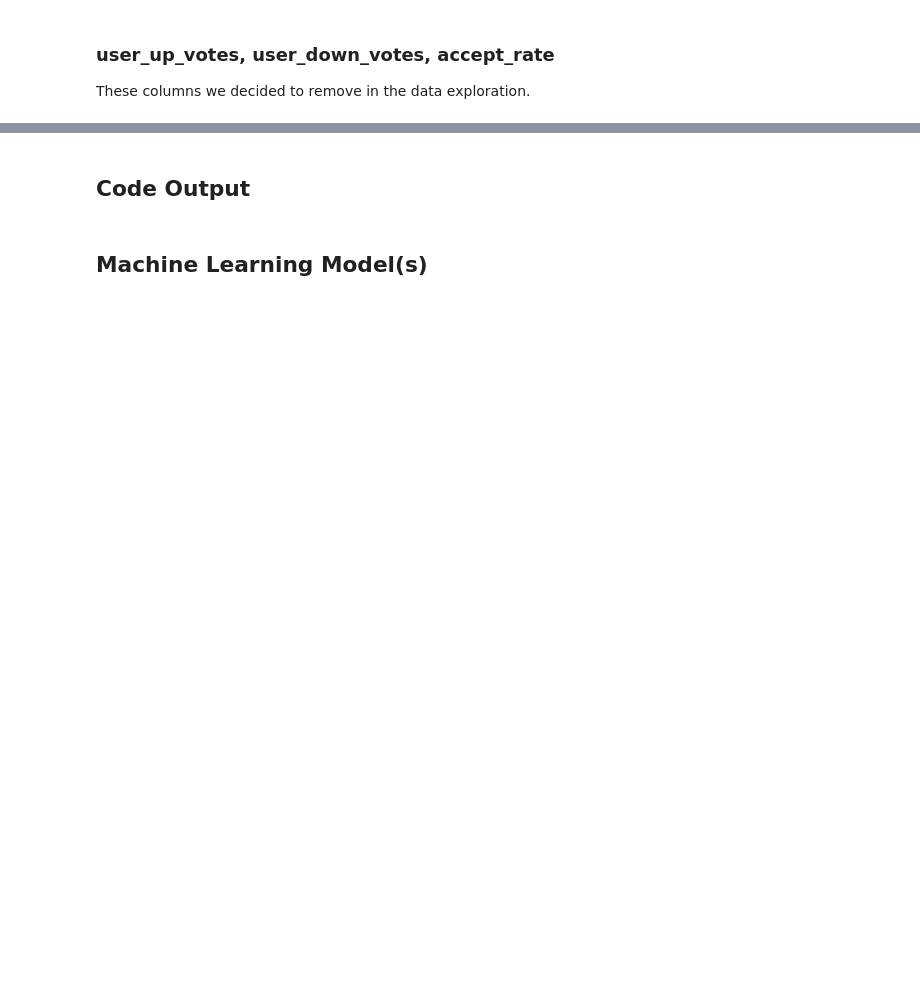
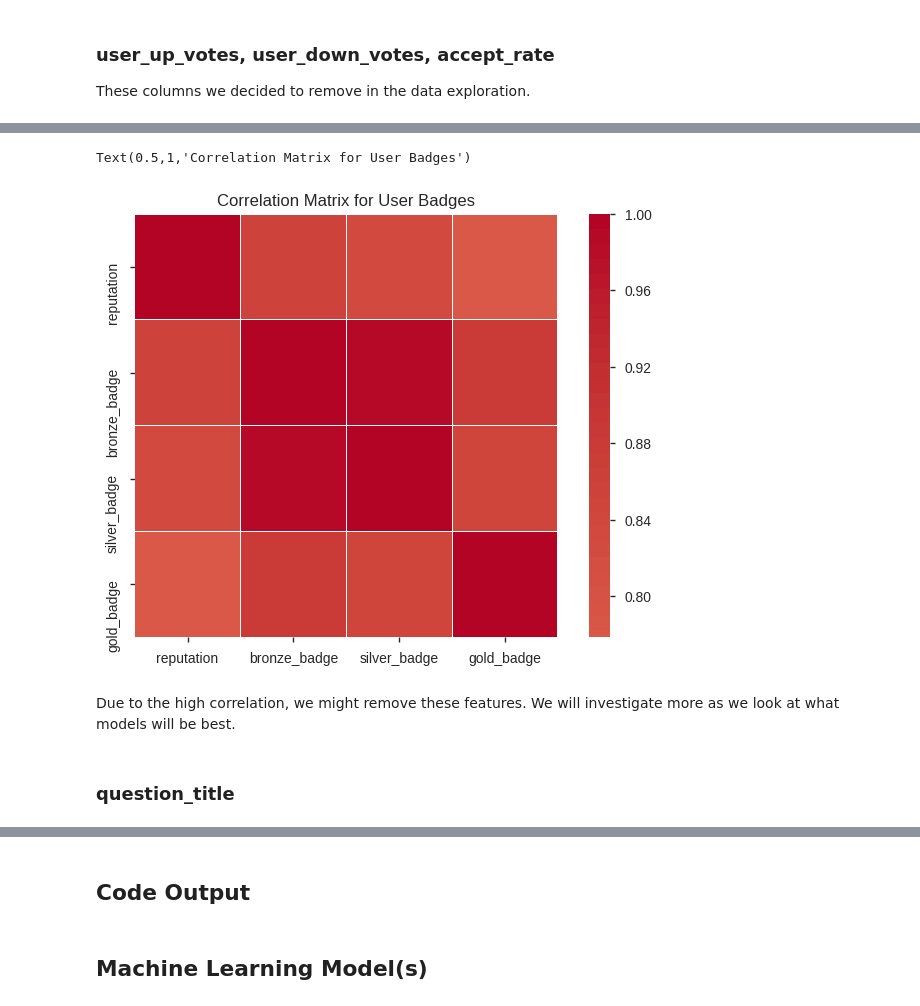
Before and after one commit to dparks-seattletimes/DATASCI420-milestone, a Jupyter notebook: DavidParks-M01-Capstone-Proposal.ipynb, the cells around one changed output, grey strips where cells are left out. Cells and saved outputs as stored; diff of their text form; code cells hidden in the pictures; blank space fills up the shorter version.

```diff
--- a/DavidParks-M01-Capstone-Proposal.ipynb
+++ b/DavidParks-M01-Capstone-Proposal.ipynb
@@ -489,0 +417,13 @@ See the caveats in the documentation: http://pandas.pydata.org/pandas-docs/stabl
+# %%
+corr = df_trimmed[['reputation', 'bronze_badge', 'silver_badge', 'gold_badge']].corr() #, 'bronze_badge', 'silver_badge', 'gold_badge']].corr()
+ax = sns.heatmap(corr, center=0, square=True, linewidths=0.25, cmap="coolwarm")
+ax.set_title("Correlation Matrix for User Badges")
+
+### High correlation among badges and reputation
+# %% [output]
+Text(0.5,1,'Correlation Matrix for User Badges')
+[figure, added]
+# %% [markdown]
+Due to the high correlation, we might remove these features.  We will investigate more as we look at what models will be best.
+# %% [markdown]
+### question_title
```
Also changed, not shown: parts of 9 cells of this notebook.
